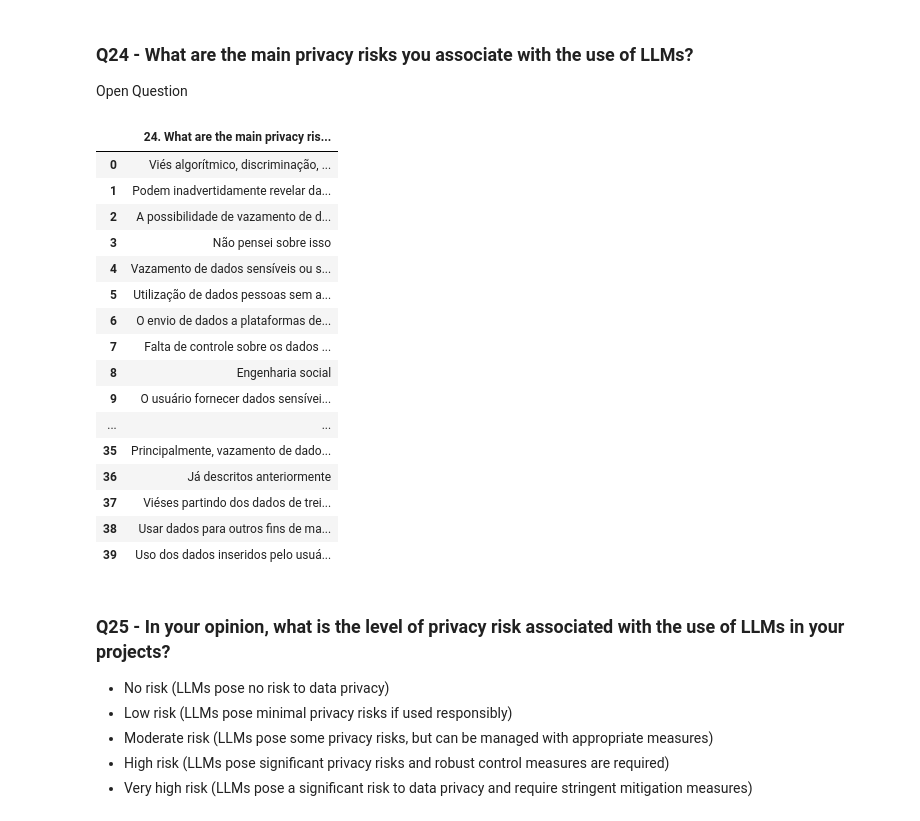
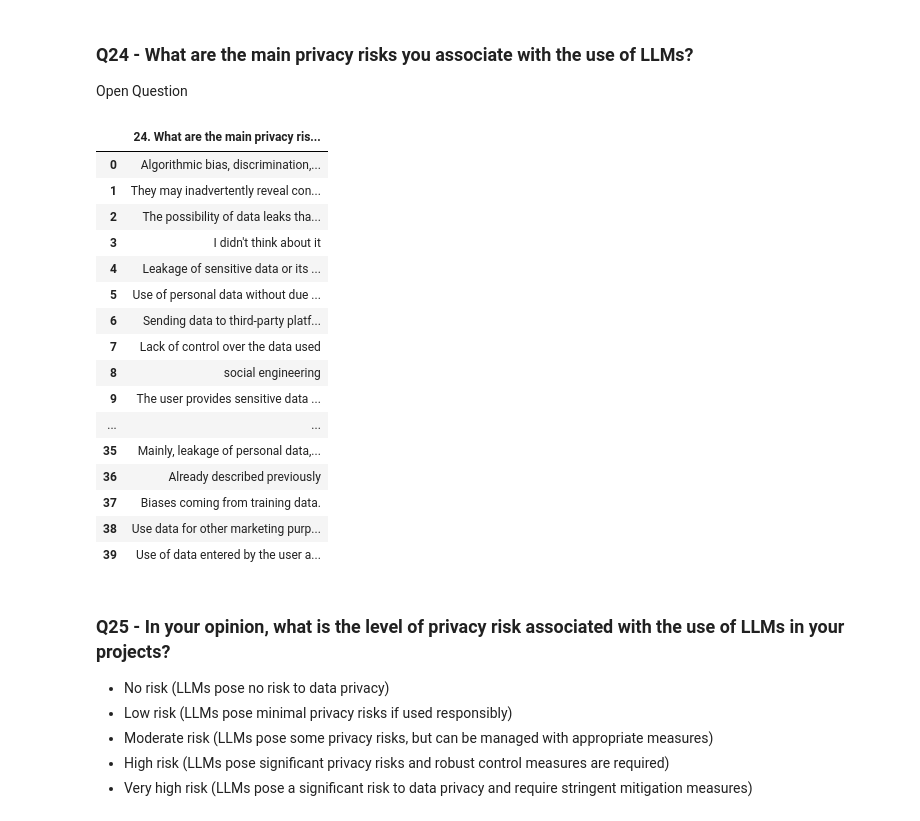
Before and after one commit to fabianumfalco/perception_br_devs_data_privacy_llm, a Jupyter notebook: data_analysis_survey.ipynb, the cells around one changed output. Saved outputs shown, nothing was run; the diff lists cells and outputs as text; code cells hidden in the pictures.

```diff
--- a/data_analysis_survey.ipynb
+++ b/data_analysis_survey.ipynb
@@ -1858,39 +1861,45 @@ table_data
 # %% [markdown]
 ### Q24 - What are the main privacy risks you associate with the use of LLMs?
 Open Question
-# %%
-# Creating a DataFrame with a specific column related to data privacy
-df_filtered = df['24. Quais são os principais riscos à privacidade que você associa ao uso de LLMs? '].to_frame()
-
-# Dropping rows with missing values in the specified column
-df_filtered = df_filtered.dropna(subset=['24. Quais são os principais riscos à privacidade que você associa ao uso de LLMs? '])
-
-# Resetting the index of the DataFrame after dropping rows
-df_filtered = df_filtered.reset_index(drop=True)
-
-# Renaming the column to its translated English equivalent
-df_filtered = df_filtered.rename(columns={'24. Quais são os principais riscos à privacidade que você associa ao uso de LLMs? ':
-                        '24. What are the main privacy risks you associate with the use of LLMs?'})
-
-df_filtered
-# %% [output]
-|  | 24. What are the main privacy ris... |
-| 0 | Viés algorítmico, discriminação, ... |
-| 1 | Podem inadvertidamente revelar da... |
-| 2 | A possibilidade de vazamento de d... |
-| 3 | Não pensei sobre isso |
-| 4 | Vazamento de dados sensíveis ou s... |
-| 5 | Utilização de dados pessoas sem a... |
-| 6 | O envio de dados a plataformas de... |
-| 7 | Falta de controle sobre os dados ... |
-| 8 | Engenharia social |
-| 9 | O usuário fornecer dados sensívei... |
-| ... | ... |
-| 35 | Principalmente, vazamento de dado... |
-| 36 | Já descritos anteriormente |
-| 37 | Viéses partindo dos dados de trei... |
-| 38 | Usar dados para outros fins de ma... |
-| 39 | Uso dos dados inseridos pelo usuá... |
+# %%
+# Creating a DataFrame with a specific column related to data privacy
+df_filtered = df['24. Quais são os principais riscos à privacidade que você associa ao uso de LLMs? '].to_frame()
+
+# Dropping rows with missing values in the specified column
+df_filtered = df_filtered.dropna(subset=['24. Quais são os principais riscos à privacidade que você associa ao uso de LLMs? '])
+
+# Resetting the index of the DataFrame after dropping rows
+df_filtered = df_filtered.reset_index(drop=True)
+
+# Renaming the column to its translated English equivalent
+df_filtered = df_filtered.rename(columns={'24. Quais são os principais riscos à privacidade que você associa ao uso de LLMs? ':
+                        '24. What are the main privacy risks you associate with the use of LLMs?'})
+
+
+# Aplicando a função de tradução a cada valor da coluna
+df_filtered['24. What are the main privacy risks you associate with the use of LLMs?'] = df_filtered['24. What are the main privacy risks you associate with the use of LLMs?'].apply(translate_to_english)
+
+
+
+df_filtered
+# %% [output]
+|  | 24. What are the main privacy ris... |
+| 0 | Algorithmic bias, discrimination,... |
+| 1 | They may inadvertently reveal con... |
+| 2 | The possibility of data leaks tha... |
+| 3 | I didn't think about it |
+| 4 | Leakage of sensitive data or its ... |
+| 5 | Use of personal data without due ... |
+| 6 | Sending data to third-party platf... |
+| 7 | Lack of control over the data used |
+| 8 | social engineering |
+| 9 | The user provides sensitive data ... |
+| ... | ... |
+| 35 | Mainly, leakage of personal data,... |
+| 36 | Already described previously |
+| 37 | Biases coming from training data. |
+| 38 | Use data for other marketing purp... |
+| 39 | Use of data entered by the user a... |
 # %% [markdown]
 ### Q25 - In your opinion, what is the level of privacy risk associated with the use of LLMs in your projects?
 - No risk (LLMs pose no risk to data privacy)
```
Also changed, not shown: parts of 6 cells of this notebook.
